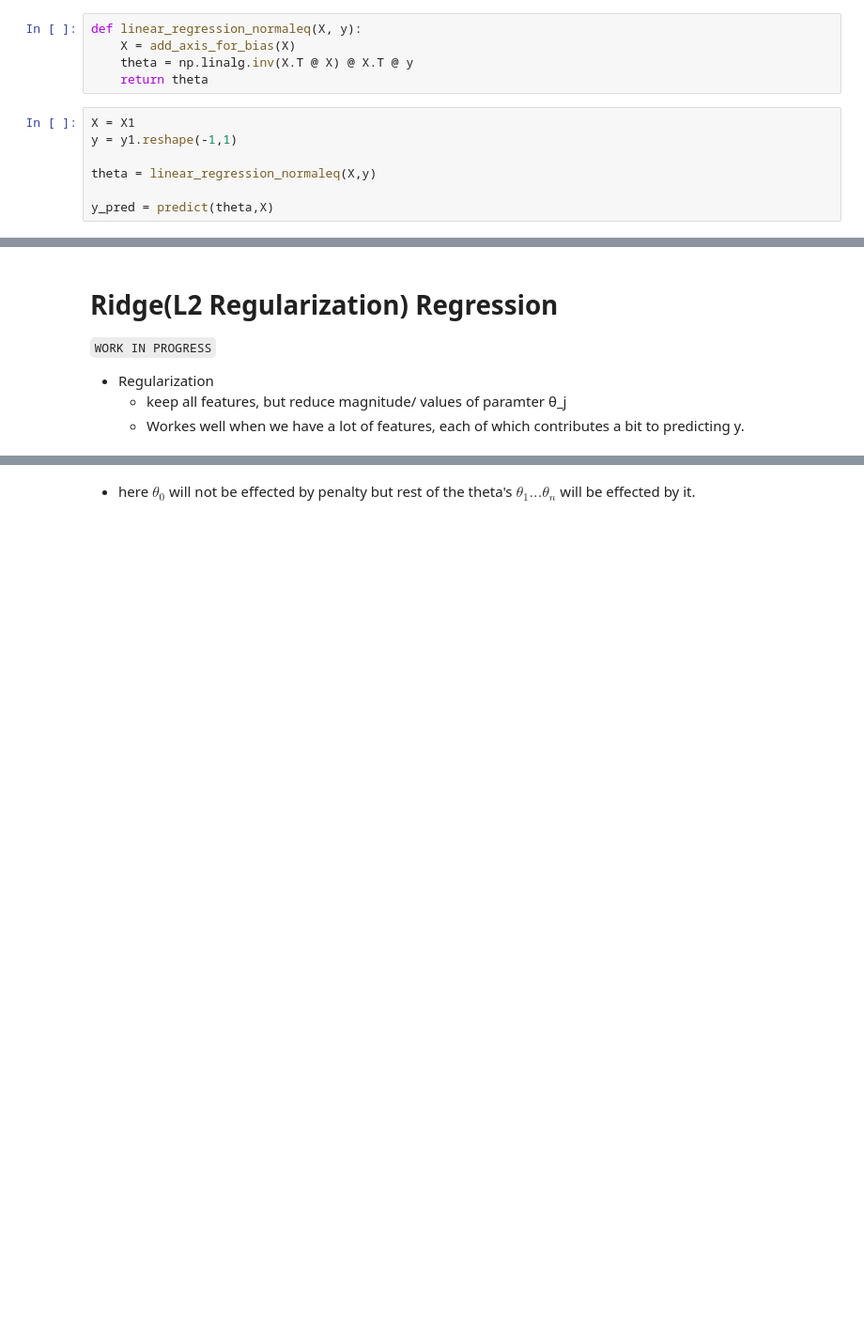
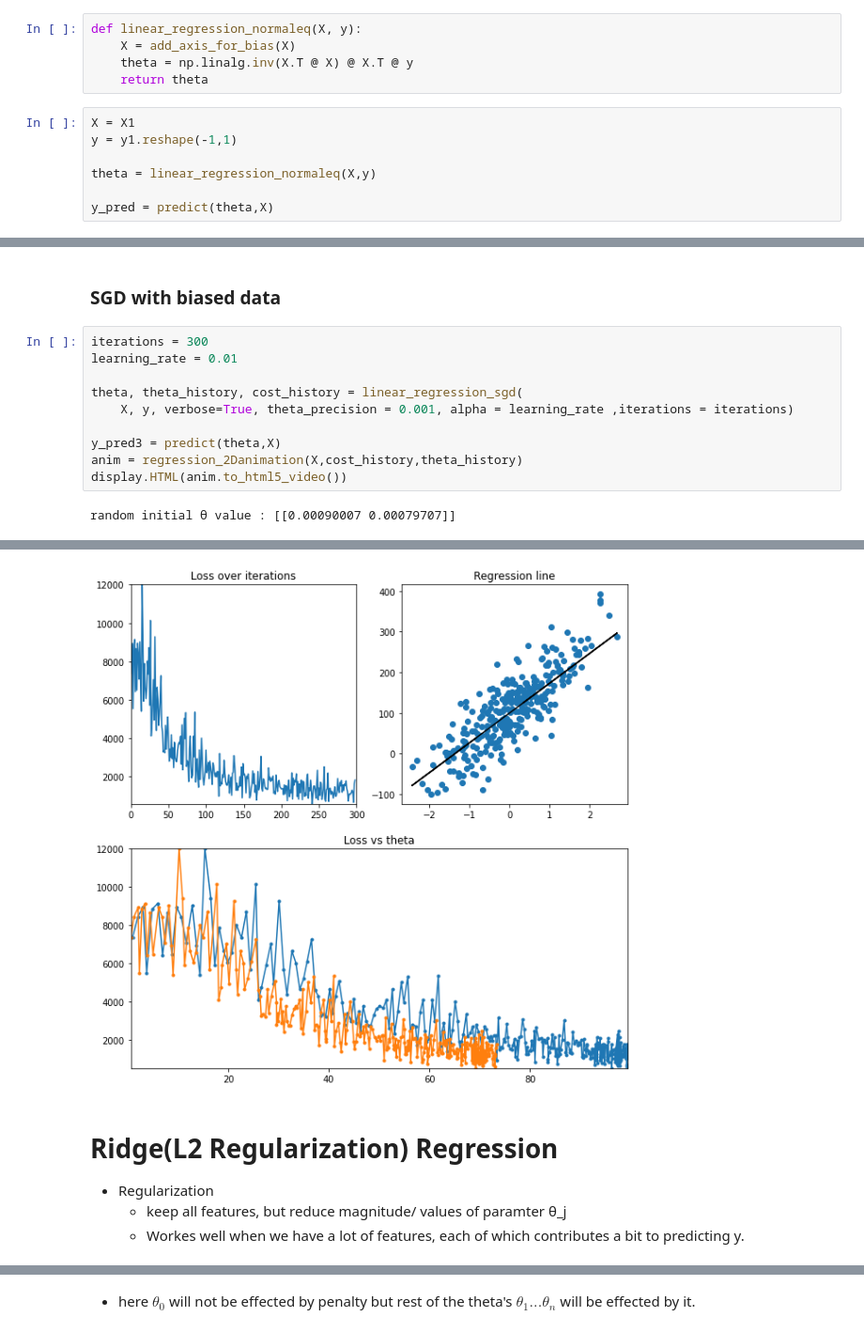
Before and after one commit to NishantBaheti/MachineLearningExploration, a Jupyter notebook: LinearRegression/Explore.ipynb, the cells around one changed output, grey strips where cells are left out. Shown at 94% size. Drawn from its saved outputs; the diff is of its cells as text; blank space fills up the shorter version.

Commit message:
progress commit

```diff
--- a/LinearRegression/Explore.ipynb
+++ b/LinearRegression/Explore.ipynb
@@ -488,0 +515,14 @@ plt.show()
+# %% [markdown]
+### SGD with biased data
+# %%
+iterations = 300
+learning_rate = 0.01
+
+theta, theta_history, cost_history = linear_regression_sgd(
+    X, y, verbose=True, theta_precision = 0.001, alpha = learning_rate ,iterations = iterations)
+
+y_pred3 = predict(theta,X)
+anim = regression_2Danimation(X,cost_history,theta_history)
+display.HTML(anim.to_html5_video())
+# %% [output]
+random initial θ value : [[0.00090007 0.00079707]]
@@ -489,6 +530,7 @@ plt.show()
+[figure, added]
 # %% [markdown]
 # Ridge(L2 Regularization) Regression
-`WORK IN PROGRESS`
+
 - Regularization
     - keep all features, but reduce magnitude/ values of paramter θ_j
     - Workes well when we have a lot of features, each of which contributes a bit to predicting y.
```
Also changed, not shown: parts of 46 cells of this notebook.
